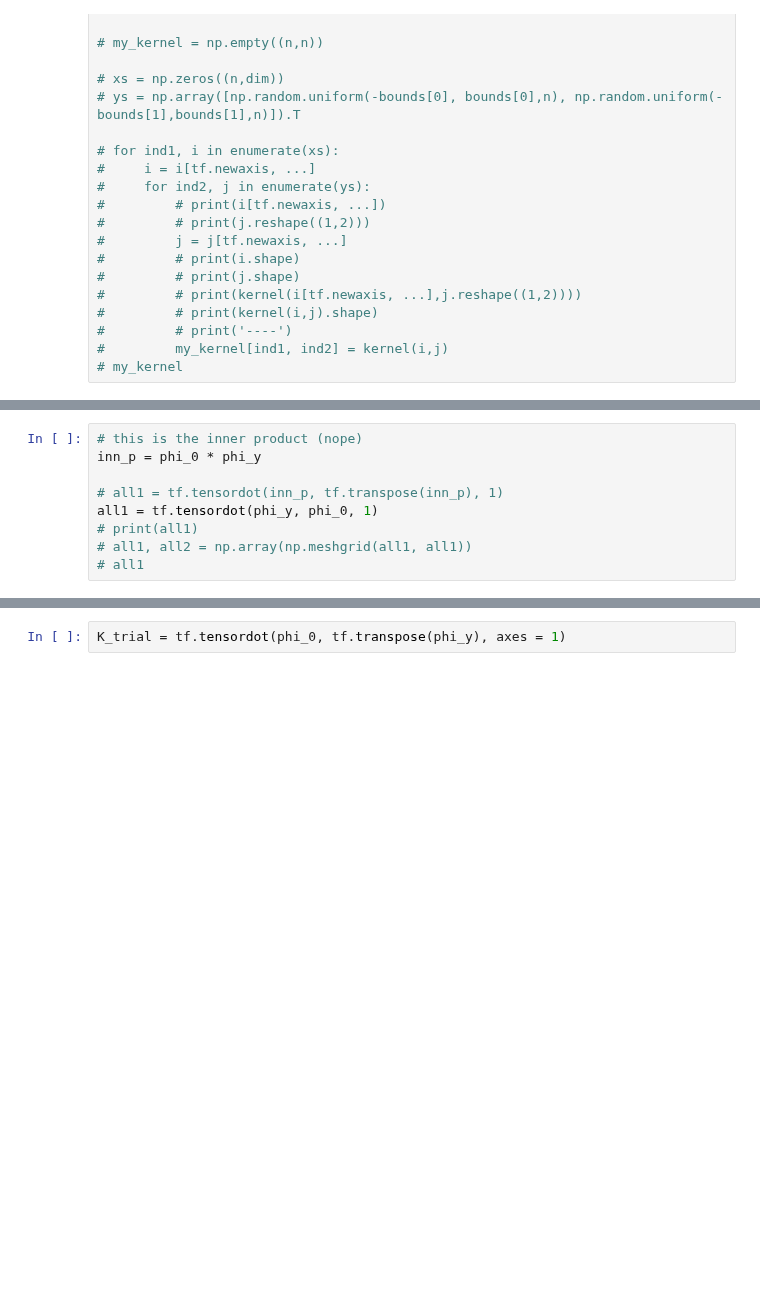
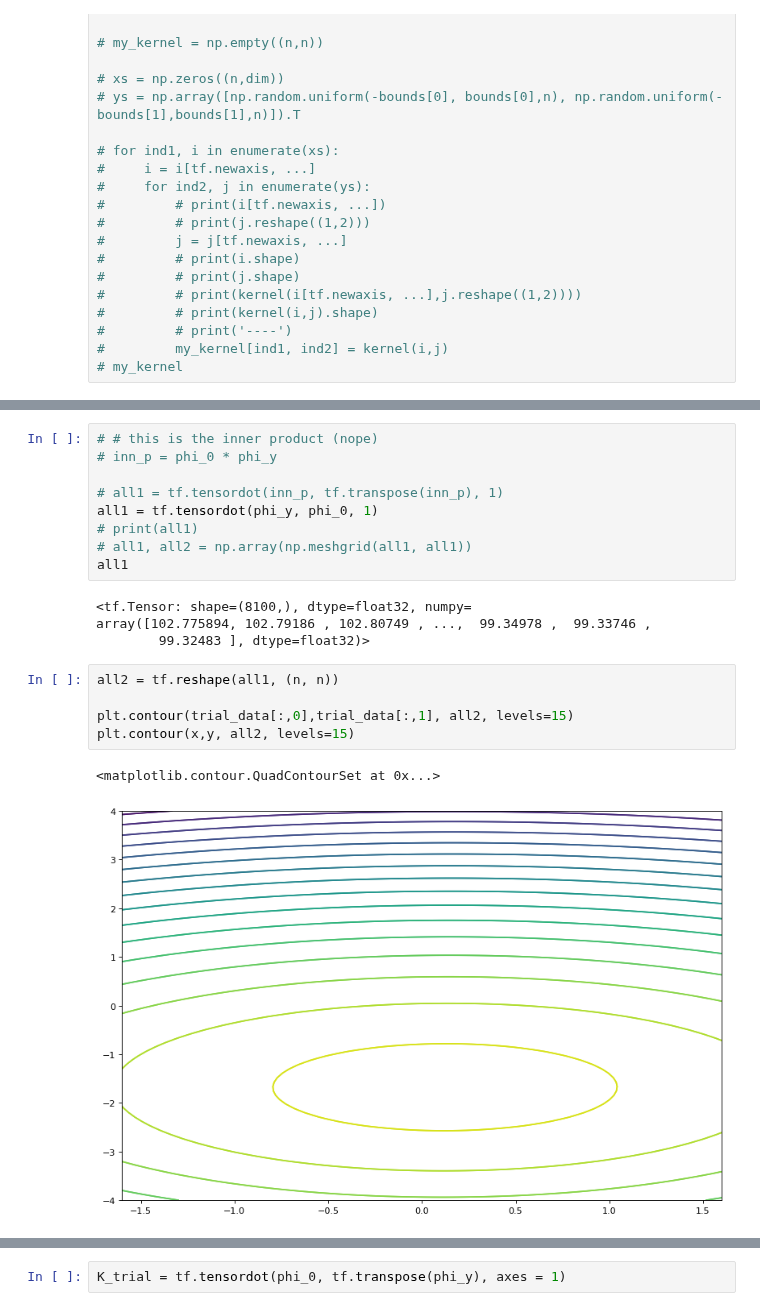
Before and after one commit to kyrxanthos/NN_dynamical_systems, a Jupyter notebook: Lya_model 3.ipynb, the cells around one changed output, grey strips where cells are left out. Drawn from its saved outputs; the diff is of its cells as text; blank space fills up the shorter version.

```diff
--- a/Lya_model 3.ipynb
+++ b/Lya_model 3.ipynb
@@ -133,11 +152,23 @@ array([[ 0.6391629 , -0.2739023 , -0.1835058 ],
 # %%
-# this is the inner product (nope)
-inn_p = phi_0 * phi_y
+# # this is the inner product (nope)
+# inn_p = phi_0 * phi_y
 
 # all1 = tf.tensordot(inn_p, tf.transpose(inn_p), 1)
 all1 = tf.tensordot(phi_y, phi_0, 1)
 # print(all1)
 # all1, all2 = np.array(np.meshgrid(all1, all1))
-# all1
+all1
+# %% [output]
+<tf.Tensor: shape=(8100,), dtype=float32, numpy=
+array([102.775894, 102.79186 , 102.80749 , ...,  99.34978 ,  99.33746 ,
+        99.32483 ], dtype=float32)>
+# %%
+all2 = tf.reshape(all1, (n, n))
+
+plt.contour(trial_data[:,0],trial_data[:,1], all2, levels=15)
+plt.contour(x,y, all2, levels=15)
+# %% [output]
+<matplotlib.contour.QuadContourSet at 0x...>
+[figure, added]
 # %%
 XX,YY = np.meshgrid(trial_data[:,0],trial_data[:,1])
```
Also changed, not shown: parts of 12 cells of this notebook.
